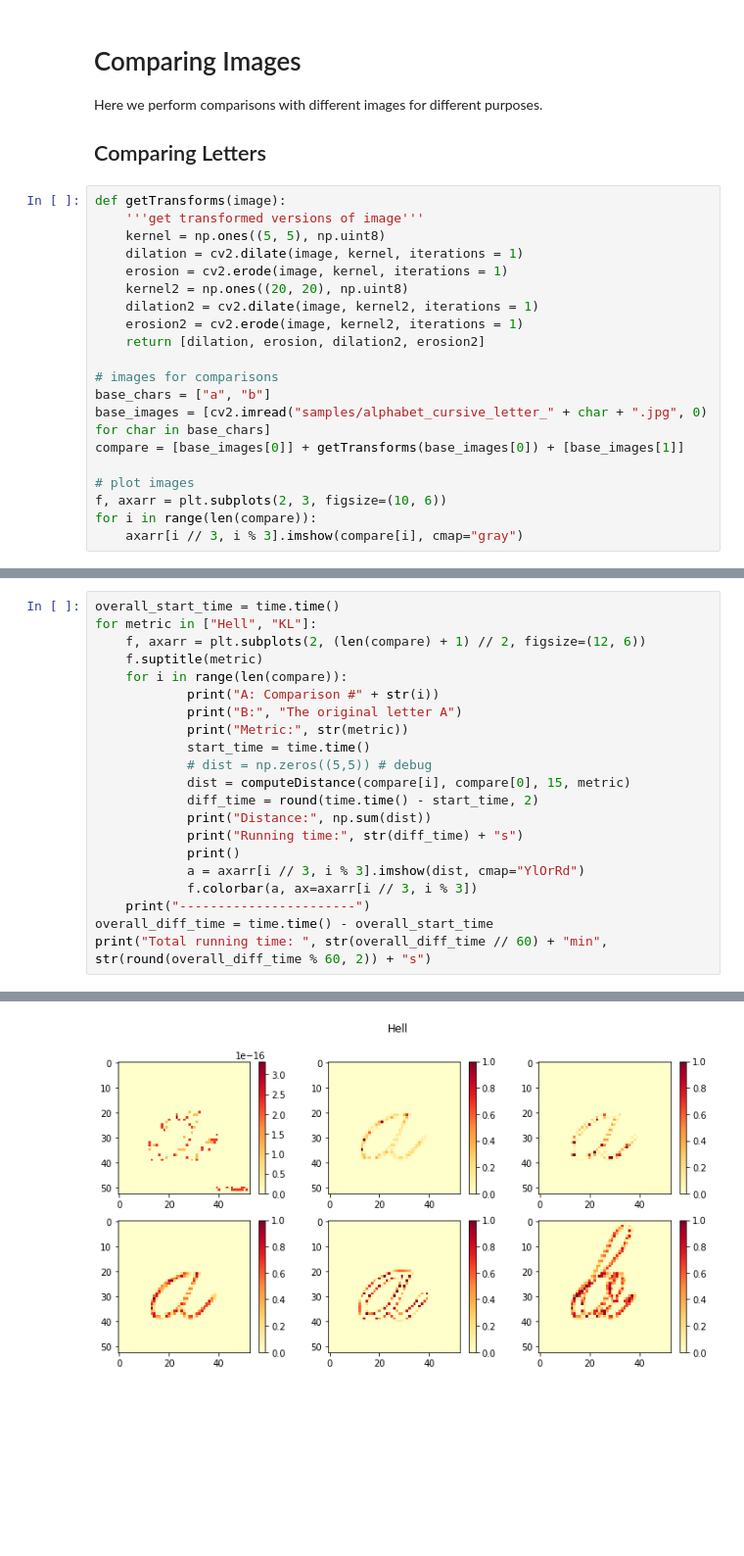
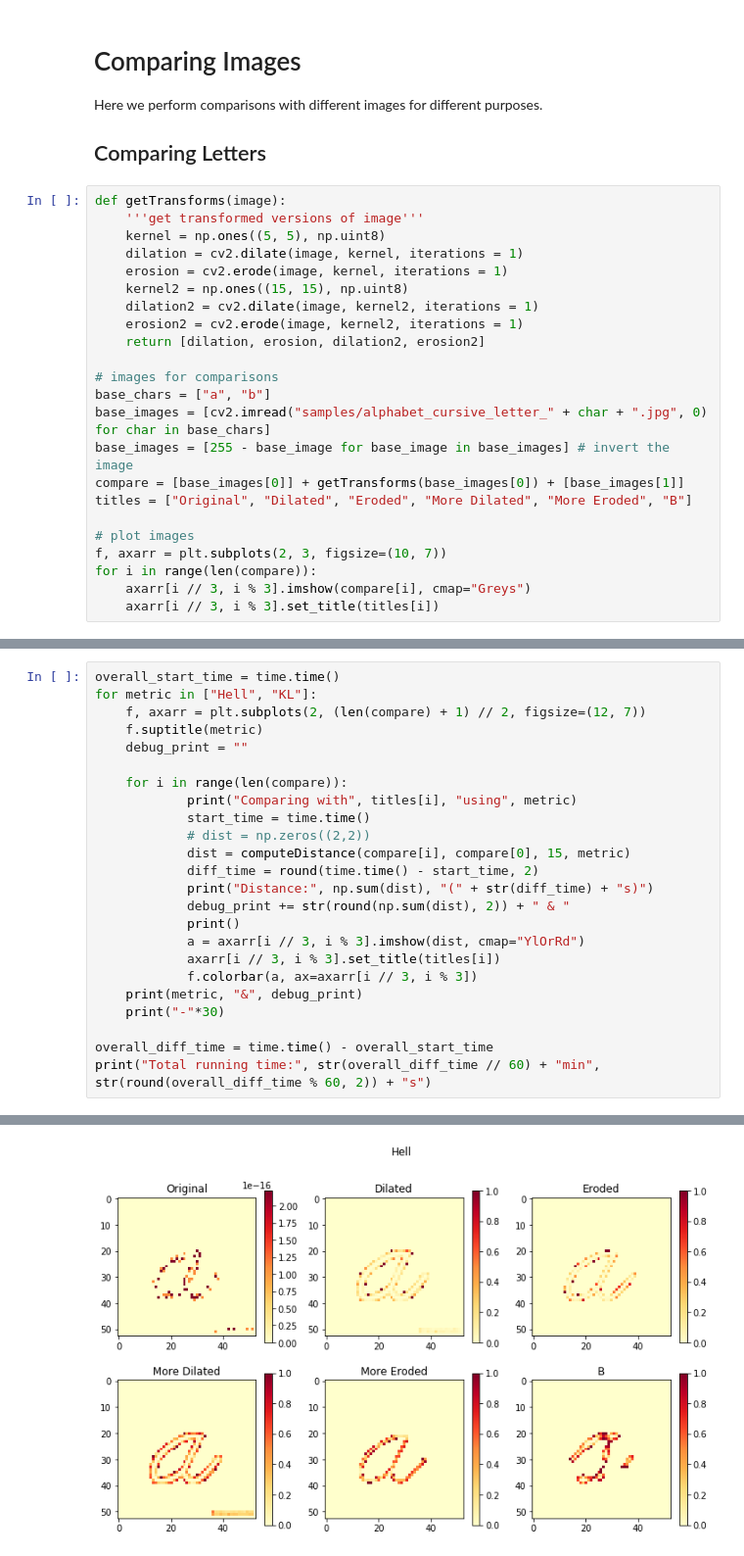
Before and after one commit to POkoroafor/matrixbubbling, a Jupyter notebook: final.ipynb, the cells around one changed output, grey strips where cells are left out. Shown: that part at 98% size. Cells and saved outputs as stored; diff of their text form; blank space fills up the shorter version.

Commit message:
Add more comparisons

```diff
--- a/final.ipynb
+++ b/final.ipynb
@@ -183,7 +175,7 @@ def getTransforms(image):
     kernel = np.ones((5, 5), np.uint8)
     dilation = cv2.dilate(image, kernel, iterations = 1)
     erosion = cv2.erode(image, kernel, iterations = 1)
-    kernel2 = np.ones((20, 20), np.uint8)
+    kernel2 = np.ones((15, 15), np.uint8)
     dilation2 = cv2.dilate(image, kernel2, iterations = 1)
     erosion2 = cv2.erode(image, kernel2, iterations = 1)
     return [dilation, erosion, dilation2, erosion2]
@@ -191,10 +183,13 @@ def getTransforms(image):
 # images for comparisons
 base_chars = ["a", "b"]
 base_images = [cv2.imread("samples/alphabet_cursive_letter_" + char + ".jpg", 0) for char in base_chars]
+base_images = [255 - base_image for base_image in base_images] # invert the image
 compare = [base_images[0]] + getTransforms(base_images[0]) + [base_images[1]]
+titles = ["Original", "Dilated", "Eroded", "More Dilated", "More Eroded", "B"]
 
 # plot images
-f, axarr = plt.subplots(2, 3, figsize=(10, 6))
+f, axarr = plt.subplots(2, 3, figsize=(10, 7))
 for i in range(len(compare)):
-    axarr[i // 3, i % 3].imshow(compare[i], cmap="gray")
+    axarr[i // 3, i % 3].imshow(compare[i], cmap="Greys")
+    axarr[i // 3, i % 3].set_title(titles[i])
 # %% [output]
@@ -204,22 +199,25 @@ Here, we compare the letter A and the letter B against tranformed versions of th
 # %%
 overall_start_time = time.time()
 for metric in ["Hell", "KL"]:
-    f, axarr = plt.subplots(2, (len(compare) + 1) // 2, figsize=(12, 6))
+    f, axarr = plt.subplots(2, (len(compare) + 1) // 2, figsize=(12, 7))
     f.suptitle(metric)
+    debug_print = ""
+
     for i in range(len(compare)):
-            print("A: Comparison #" + str(i))
-            print("B:", "The original letter A")
-            print("Metric:", str(metric))
+            print("Comparing with", titles[i], "using", metric)
             start_time = time.time()
-            # dist = np.zeros((5,5)) # debug
+            # dist = np.zeros((2,2))
             dist = computeDistance(compare[i], compare[0], 15, metric)
             diff_time = round(time.time() - start_time, 2)
-            print("Distance:", np.sum(dist))
-            print("Running time:", str(diff_time) + "s")
+            print("Distance:", np.sum(dist), "(" + str(diff_time) + "s)")
+            debug_print += str(round(np.sum(dist), 2)) + " & "
             print()
             a = axarr[i // 3, i % 3].imshow(dist, cmap="YlOrRd")
+            axarr[i // 3, i % 3].set_title(titles[i])
             f.colorbar(a, ax=axarr[i // 3, i % 3])
-    print("-----------------------")
+    print(metric, "&", debug_print)
+    print("-"*30)
+
 overall_diff_time = time.time() - overall_start_time
-print("Total running time: ", str(overall_diff_time // 60) + "min", str(round(overall_diff_time % 60, 2)) + "s")
+print("Total running time:", str(overall_diff_time // 60) + "min", str(round(overall_diff_time % 60, 2)) + "s")
 # %% [output]
@@ -246 +242 @@ Total running time:  9.0min 51.35s
-[figure, old version]
+[figure, new version]
```
Also changed, not shown: parts of 13 cells of this notebook.
